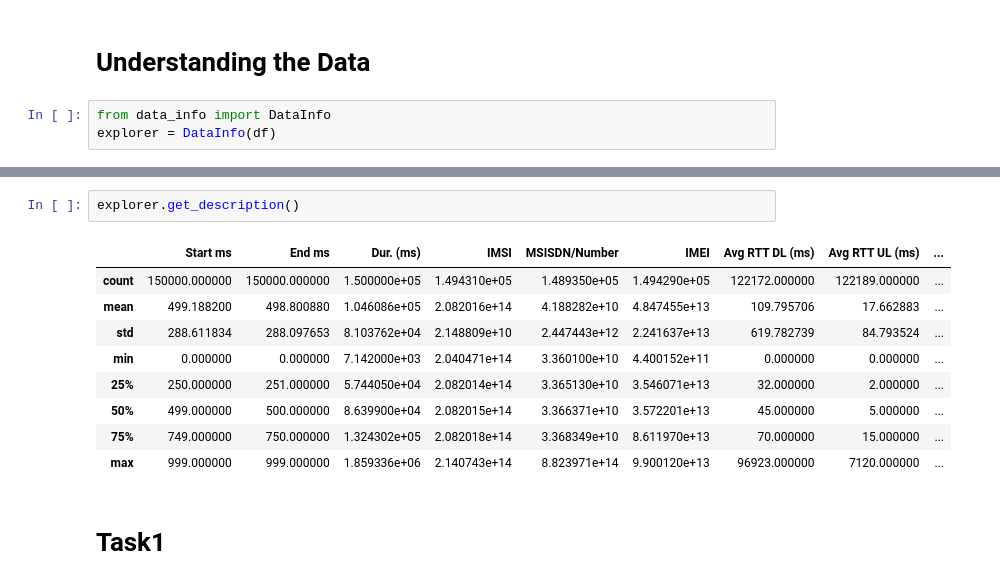
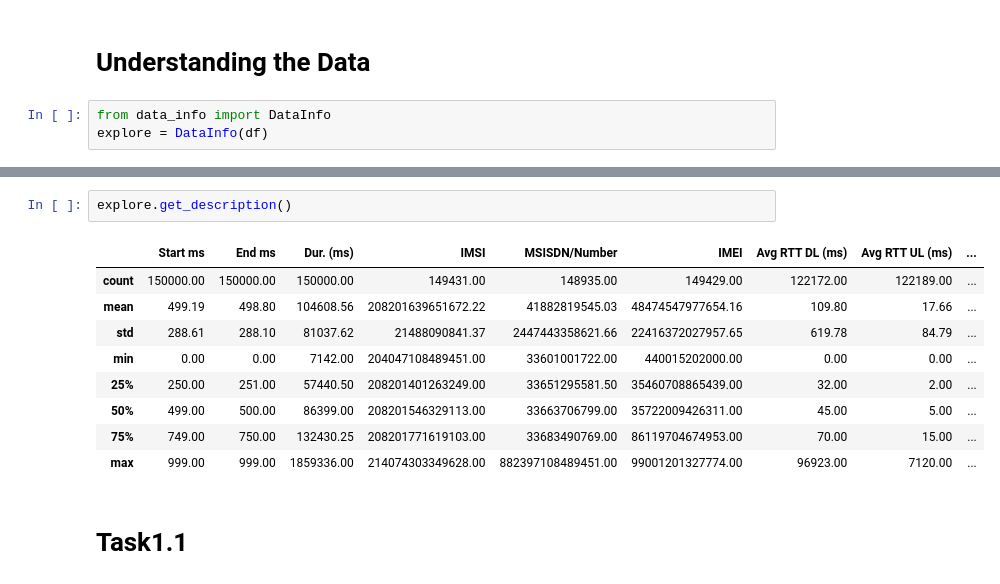
Before and after one commit to dagmawiii03/Telecom_Analysis, a Jupyter notebook: Notebook/Untitled.ipynb, the cells around one changed output, grey strips where cells are left out. Saved outputs shown, nothing was run; the diff lists cells and outputs as text.

Commit message:
performed task 1.1

```diff
--- a/Notebook/Untitled.ipynb
+++ b/Notebook/Untitled.ipynb
@@ -130,4 +130,4 @@ Huawei B528S-23A accounts {36.914796194890386} % of the top 5 handset of all man
 # Understanding the Data
 # %%
 from data_info import DataInfo
-explorer = DataInfo(df)
+explore = DataInfo(df)
@@ -154,14 +134,14 @@ memory usage: 62.9+ MB
 # %%
-explorer.get_description()
+explore.get_description()
 # %% [output]
 |  | Start ms | End ms | Dur. (ms) | IMSI | MSISDN/Number | IMEI | Avg RTT DL (ms) | Avg RTT UL (ms) | ... |
-| count | 150000.000000 | 150000.000000 | 1.500000e+05 | 1.494310e+05 | 1.489350e+05 | 1.494290e+05 | 122172.000000 | 122189.000000 | ... |
-| mean | 499.188200 | 498.800880 | 1.046086e+05 | 2.082016e+14 | 4.188282e+10 | 4.847455e+13 | 109.795706 | 17.662883 | ... |
-| std | 288.611834 | 288.097653 | 8.103762e+04 | 2.148809e+10 | 2.447443e+12 | 2.241637e+13 | 619.782739 | 84.793524 | ... |
-| min | 0.000000 | 0.000000 | 7.142000e+03 | 2.040471e+14 | 3.360100e+10 | 4.400152e+11 | 0.000000 | 0.000000 | ... |
-| 25% | 250.000000 | 251.000000 | 5.744050e+04 | 2.082014e+14 | 3.365130e+10 | 3.546071e+13 | 32.000000 | 2.000000 | ... |
-| 50% | 499.000000 | 500.000000 | 8.639900e+04 | 2.082015e+14 | 3.366371e+10 | 3.572201e+13 | 45.000000 | 5.000000 | ... |
-| 75% | 749.000000 | 750.000000 | 1.324302e+05 | 2.082018e+14 | 3.368349e+10 | 8.611970e+13 | 70.000000 | 15.000000 | ... |
-| max | 999.000000 | 999.000000 | 1.859336e+06 | 2.140743e+14 | 8.823971e+14 | 9.900120e+13 | 96923.000000 | 7120.000000 | ... |
+| count | 150000.00 | 150000.00 | 150000.00 | 149431.00 | 148935.00 | 149429.00 | 122172.00 | 122189.00 | ... |
+| mean | 499.19 | 498.80 | 104608.56 | 208201639651672.22 | 41882819545.03 | 48474547977654.16 | 109.80 | 17.66 | ... |
+| std | 288.61 | 288.10 | 81037.62 | 21488090841.37 | 2447443358621.66 | 22416372027957.65 | 619.78 | 84.79 | ... |
+| min | 0.00 | 0.00 | 7142.00 | 204047108489451.00 | 33601001722.00 | 440015202000.00 | 0.00 | 0.00 | ... |
+| 25% | 250.00 | 251.00 | 57440.50 | 208201401263249.00 | 33651295581.50 | 35460708865439.00 | 32.00 | 2.00 | ... |
+| 50% | 499.00 | 500.00 | 86399.00 | 208201546329113.00 | 33663706799.00 | 35722009426311.00 | 45.00 | 5.00 | ... |
+| 75% | 749.00 | 750.00 | 132430.25 | 208201771619103.00 | 33683490769.00 | 86119704674953.00 | 70.00 | 15.00 | ... |
+| max | 999.00 | 999.00 | 1859336.00 | 214074303349628.00 | 882397108489451.00 | 99001201327774.00 | 96923.00 | 7120.00 | ... |
 # %% [markdown]
-# Task1
+# Task1.1
```
Also changed, not shown: parts of 29 cells of this notebook.
